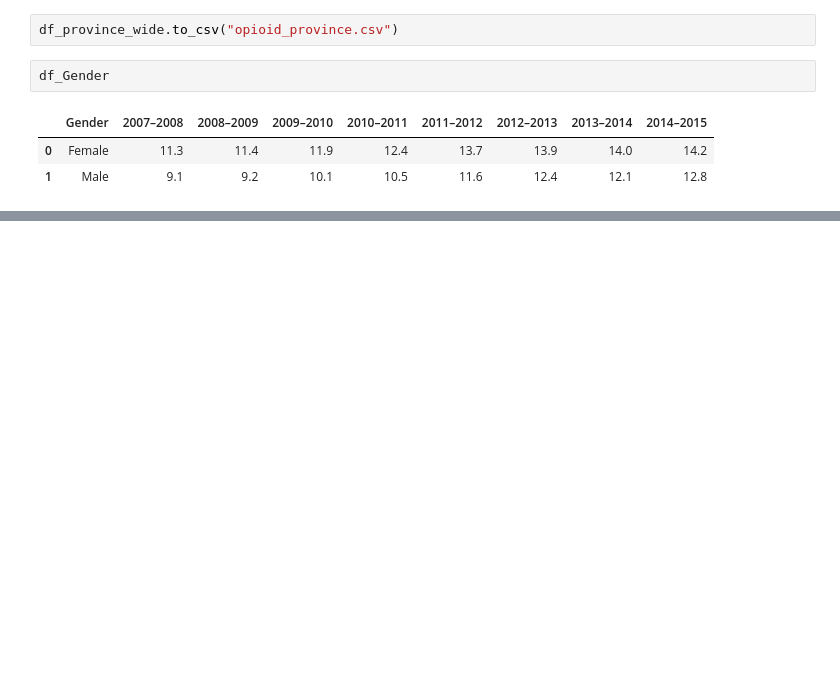
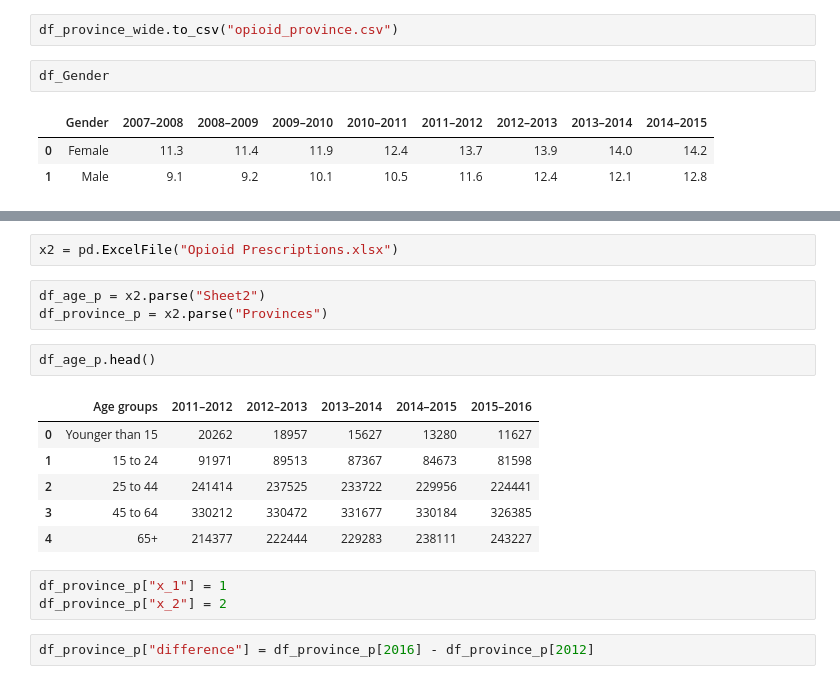
Before and after one commit to JulienAssouline/data-studios-projects, a Jupyter notebook: code/Opioid Canada/Opioid in Canada.ipynb, the cells around one changed output, grey strips where cells are left out. Saved outputs shown, nothing was run; the diff lists cells and outputs as text; blank space fills up the shorter version.

```diff
--- a/code/Opioid Canada/Opioid in Canada.ipynb
+++ b/code/Opioid Canada/Opioid in Canada.ipynb
@@ -132,3 +145,22 @@ df_type
 | 3 | Synthetic opioids (T40.4) | 0.5 | 0.5 | 0.7 | 0.7 | 0.7 | 0.9 | 0.9 | ... |
 | 4 | Heroin (T40.1) | 0.3 | 0.3 | 0.2 | 0.4 | 0.4 | 0.5 | 0.5 | ... |
 | 5 | Opium alkaloids (T40.0) | 0.0 | 0.0 | 0.0 | 0.0 | 0.0 | 0.1 | 0.0 | ... |
+# %%
+x2 = pd.ExcelFile("Opioid Prescriptions.xlsx")
+# %%
+df_age_p = x2.parse("Sheet2")
+df_province_p = x2.parse("Provinces")
+# %%
+df_age_p.head()
+# %% [output]
+|  | Age groups | 2011–2012 | 2012–2013 | 2013–2014 | 2014–2015 | 2015–2016 |
+| 0 | Younger than 15 | 20262 | 18957 | 15627 | 13280 | 11627 |
+| 1 | 15 to 24 | 91971 | 89513 | 87367 | 84673 | 81598 |
+| 2 | 25 to 44 | 241414 | 237525 | 233722 | 229956 | 224441 |
+| 3 | 45 to 64 | 330212 | 330472 | 331677 | 330184 | 326385 |
+| 4 | 65+ | 214377 | 222444 | 229283 | 238111 | 243227 |
+# %%
+df_province_p["x_1"] = 1
+df_province_p["x_2"] = 2
+# %%
+df_province_p["difference"] = df_province_p[2016] - df_province_p[2012]
```
Also changed, not shown: parts of 6 cells of this notebook, 15 other files.
